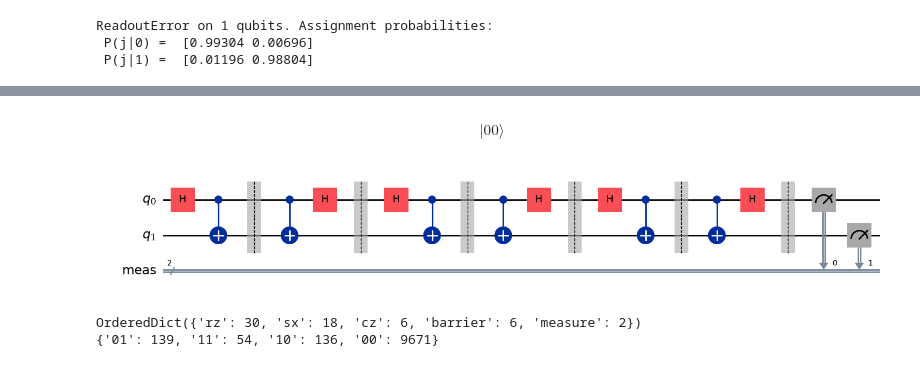
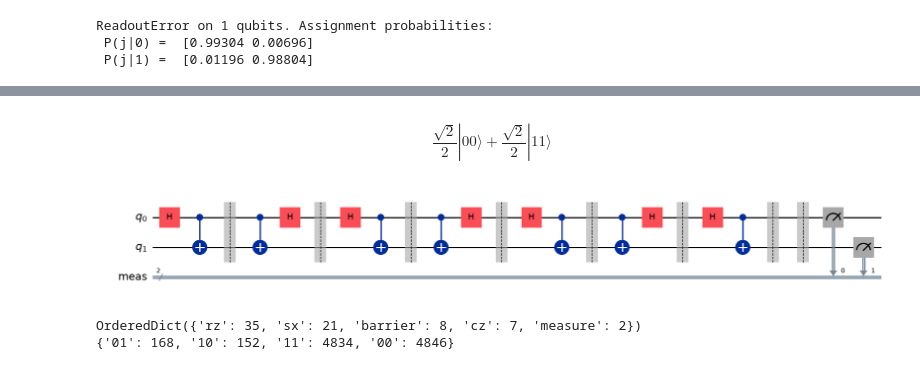
Before and after one commit to rlaxpdk/3rd_Year_Individual_Project, a Jupyter notebook: Noise_model.ipynb, the cells around one changed output, grey strips where cells are left out. Cells and saved outputs as stored; diff of their text form; code cells hidden in the pictures.

```diff
--- a/Noise_model.ipynb
+++ b/Noise_model.ipynb
@@ -204,6 +204,10 @@ multiple_gate.barrier()
 sv = Statevector.from_instruction(multiple_gate)
 multiple_gate.cx(0,1)
 multiple_gate.h(0)
+multiple_gate.barrier()
+
+multiple_gate.h(0)
+multiple_gate.cx(0,1)
 
 sv = Statevector.from_instruction(multiple_gate)
 display(sv.draw("latex"))
@@ -248,6 +252,12 @@ multiple_gate.barrier()
 
 multiple_gate.cx(0,1)
 multiple_gate.h(0)
+multiple_gate.barrier()
+
+multiple_gate.h(0)
+multiple_gate.cx(0, 1)
+multiple_gate.barrier()
+
 
 sv = Statevector.from_instruction(multiple_gate)
 display(sv.draw("latex"))
@@ -267,34 +277,39 @@ multiple_gate.h(0)
 multiple_gate.cx(0, 1)
 multiple_gate.barrier()
 
 multiple_gate.cx(0,1)
 multiple_gate.h(0)
 multiple_gate.barrier()
 
 multiple_gate.h(0)
 multiple_gate.cx(0, 1)
 multiple_gate.barrier()
 
 multiple_gate.cx(0,1)
 multiple_gate.h(0)
 multiple_gate.barrier()
 
 multiple_gate.h(0)
 multiple_gate.cx(0, 1)
 multiple_gate.barrier()
 
 multiple_gate.cx(0,1)
 multiple_gate.h(0)
+multiple_gate.barrier()
+
+multiple_gate.h(0)
+multiple_gate.cx(0, 1)
+multiple_gate.barrier()
 
 sv = Statevector.from_instruction(multiple_gate)
 display(sv.draw("latex"))
 multiple_gate.measure_all()
 display(multiple_gate.draw("mpl"))
 tqc = transpile(multiple_gate, basis_gates=["cz", "sx", "rz", "x", "id"])
 print(tqc.count_ops())
 print(sim_noise.run(tqc, shots=10000).result().get_counts())
 # %% [output]
-$$ |00\rangle$$
+$$\frac{\sqrt{2}}{2} |00\rangle+\frac{\sqrt{2}}{2} |11\rangle$$
-[figure, old version]
+[figure, new version]
-OrderedDict({'rz': 30, 'sx': 18, 'cz': 6, 'barrier': 6, 'measure': 2})
-{'01': 139, '11': 54, '10': 136, '00': 9671}
+OrderedDict({'rz': 35, 'sx': 21, 'barrier': 8, 'cz': 7, 'measure': 2})
+{'01': 168, '10': 152, '11': 4834, '00': 4846}
```
Also changed, not shown: parts of 4 cells of this notebook, 4 other files.
